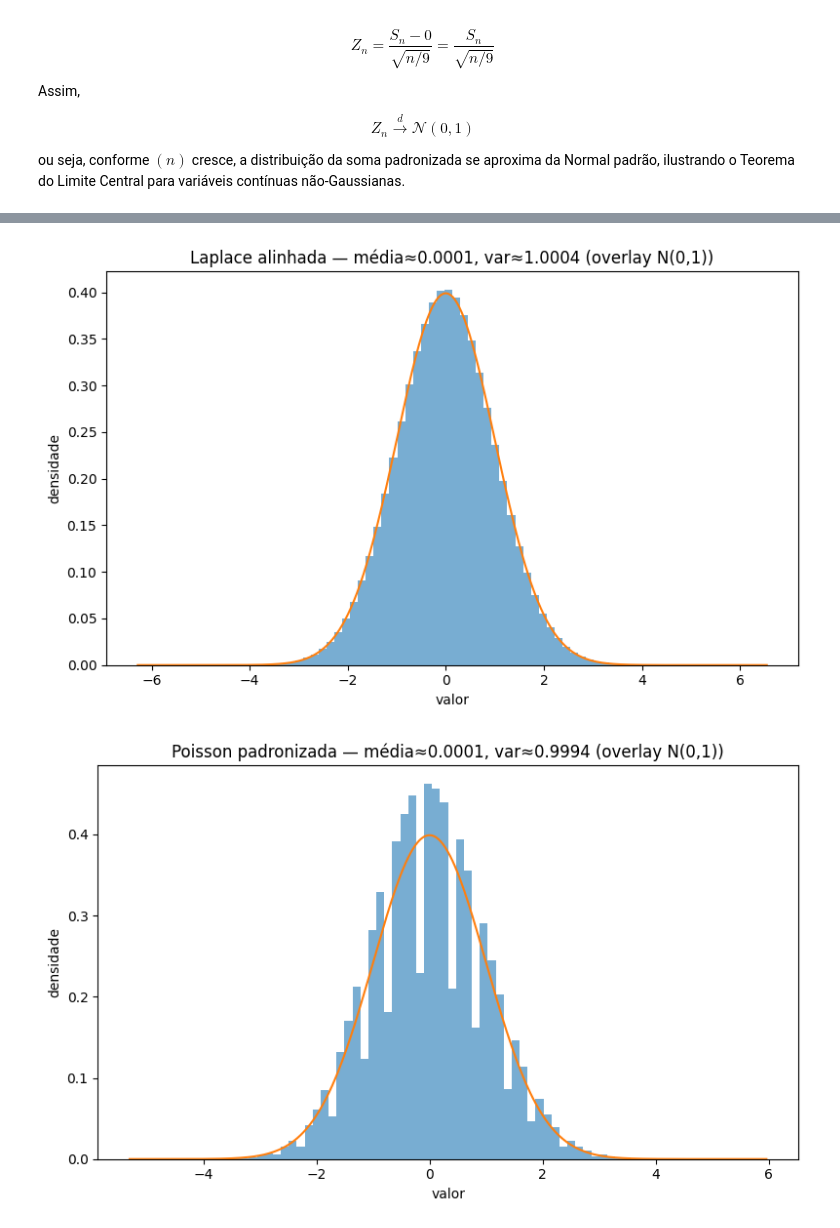
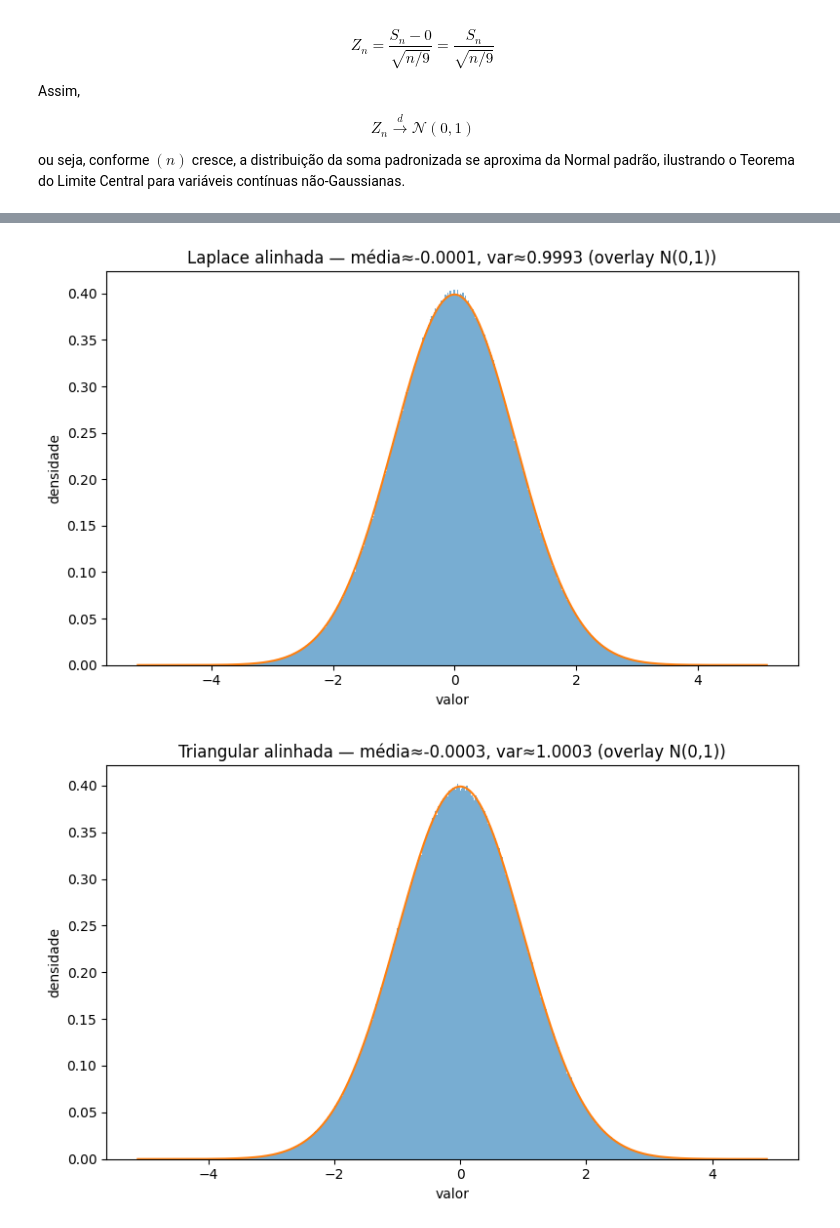
Before and after one commit to Morsinaldo/PPGEEC2317-sistemas-probabilisticos, a Jupyter notebook: Parte_2/teorema_limite_central.ipynb, the cells around one changed output, grey strips where cells are left out. Drawn from its saved outputs; the diff is of its cells as text; code cells hidden in the pictures.

```diff
--- a/Parte_2/teorema_limite_central.ipynb
+++ b/Parte_2/teorema_limite_central.ipynb
@@ -23,9 +23,8 @@ import matplotlib.pyplot as plt
 - `SIGMA2_TGT`: variância-alvo usada depois para alinhar (padronizar) as distribuições.
 # %%
 RNG_SEED   = 42
-N_SAMPLES  = 50_000_000
+N_SAMPLES  = 10_000_000
 BINS       = 500
-NS_RAW     = [30]
 SIGMA2_TGT = 1.0
 
 rng = np.random.default_rng(RNG_SEED)
@@ -275,12 +232,12 @@ Sn_exp = E_mat.sum(axis=1) / np.sqrt(n)
 
 # Teórico: Var(S) = 1/4
 var_ref = 0.25
-bins = 80  # menos bins melhora a suavidade visual
+bins = 500
 
 plt.figure(figsize=(8,5))
 plt.hist(Sn_exp, bins=bins, density=True, alpha=0.6)
 xs = np.linspace(np.min(Sn_exp), np.max(Sn_exp), 800)
 plt.plot(xs, (1.0/np.sqrt(2*np.pi*var_ref)) * np.exp(-(xs**2)/(2*var_ref)))
-plt.title("Convolução Exponencial centrada — n=30 (overlay N(0, 1/4))")
+plt.title(f"Convolução Exponencial centrada — n={60} (overlay N(0, 1/4))")
 plt.xlabel("valor"); plt.ylabel("densidade"); plt.tight_layout(); plt.show()
 # %% [output]
@@ -353,14 +310,13 @@ $$
 ou seja, conforme $(n)$ cresce, a distribuição da soma padronizada se aproxima da Normal padrão, ilustrando o Teorema do Limite Central para variáveis contínuas não-Gaussianas.
 # %%
 # parâmetros
-n = 60  # experimente 60 ou 100 para alinhar melhor o pico
-T_mat = rng.triangular(left=-1.0, mode=0.0, right=1.0, size=(N_SAMPLES, n))
-S = T_mat.sum(axis=1)
+n = 60
+T_mat = rng.triangular(-1.0, 0.0, 1.0, size=(N_SAMPLES, n))
+Sn_tri = T_mat.sum(axis=1) / np.sqrt(n)
 
-# padronização por momentos EMPÍRICOS (remove viés de amostragem)
-mu_hat = S.mean()
-sd_hat = S.std(ddof=0)
-Z = (S - mu_hat) / sd_hat
+mu_hat = Sn_tri.mean()
+sd_hat = Sn_tri.std(ddof=0)
+Z = (Sn_tri - mu_hat) / sd_hat
 
 # plot
 plt.figure(figsize=(8,5))
@@ -368,6 +324,6 @@ counts, edges, _ = plt.hist(Z, bins=BINS, density=True, alpha=0.6)
 xs = np.linspace(edges[0], edges[-1], 800)
 norm_pdf = (1.0/np.sqrt(2*np.pi)) * np.exp(-(xs**2)/2)
 plt.plot(xs, norm_pdf, linewidth=2)
-plt.title("Convolução Poisson(λ=5) — n=30 (overlay N(0,1))")
+plt.title(f"Convolução Triangular(-1,0,1) — n={n} (overlay N(0,1))")
 plt.xlabel("valor"); plt.ylabel("densidade"); plt.tight_layout(); plt.show()
 # %% [output]
@@ -473,13 +407,14 @@ Z_pois = (S - n*lam) / np.sqrt(n*lam)       # var = 1
 # %%
-import numpy as np
-import matplotlib.pyplot as plt
-import math
+def align_variance(Sn, v_base, tau2=1.0):
+    """Recebe S_n já com /sqrt(n). v_base é a variância da distribuição original."""
+    return Sn / np.sqrt(v_base) * np.sqrt(tau2)
+
 
 def align_variance(Sn, v_base, tau2=1.0):
     """Recebe S_n já com /sqrt(n). v_base = variância da distribuição original."""
     return Sn / math.sqrt(v_base) * math.sqrt(tau2)
 
-def overlay_normal01(x, title, bins=80):
+def overlay_normal01(x, title, bins=500):
     m, v = float(np.mean(x)), float(np.var(x))
     plt.figure(figsize=(8,5))
     plt.hist(x, bins=bins, density=True, alpha=0.6)
@@ -490,16 +425,13 @@ def overlay_normal01(x, title, bins=80):
 
 # Alinhar cada S_n ao alvo τ²=1
 S_unif_al = align_variance(Sn_uni, v_base=4/3, tau2=1.0)
-S_exp_al  = align_variance(Sn_exp, v_base=1/4,  tau2=1.0)   # = 2 * Sn_exp
-S_lap_al  = align_variance(Sn_lap, v_base=8,    tau2=1.0)
-
-# Poisson já está padronizado corretamente:
-# Z_pois = (S - n*lam)/sqrt(n*lam) definido na seção de Poisson
-# (não precisa alinhar de novo)
+S_exp_al  = align_variance(Sn_exp, v_base=1/4, tau2=1.0)
+S_lap_al  = align_variance(Sn_lap, v_base=8,   tau2=1.0)
+S_tri_al  = align_variance(Sn_tri, v_base=1/6, tau2=1.0)
 
 # Overlays finais
 overlay_normal01(S_unif_al, "Uniforme alinhada")
 overlay_normal01(S_exp_al,  "Exponencial centrada alinhada")
 overlay_normal01(S_lap_al,  "Laplace alinhada")
-overlay_normal01(Z_pois,    "Poisson padronizada")
+overlay_normal01(S_tri_al,  "Triangular alinhada")
 # %% [output]
@@ -508,5 +440,5 @@ overlay_normal01(Z_pois,    "Poisson padronizada")
-[figure, old version]
+[figure, new version]
-[figure, old version]
+[figure, new version]
 # %% [markdown]
 ## Resultados após o alinhamento das variâncias
 
```
Also changed, not shown: parts of 19 cells of this notebook.
